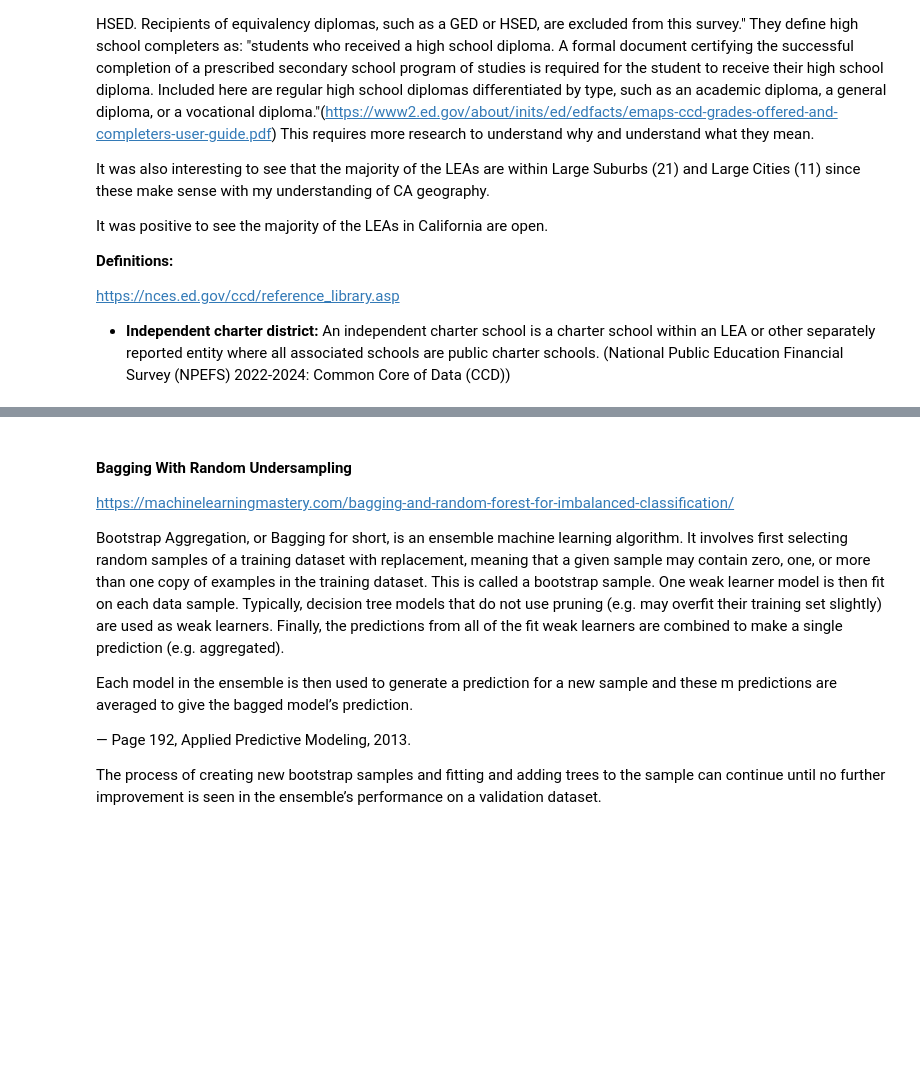
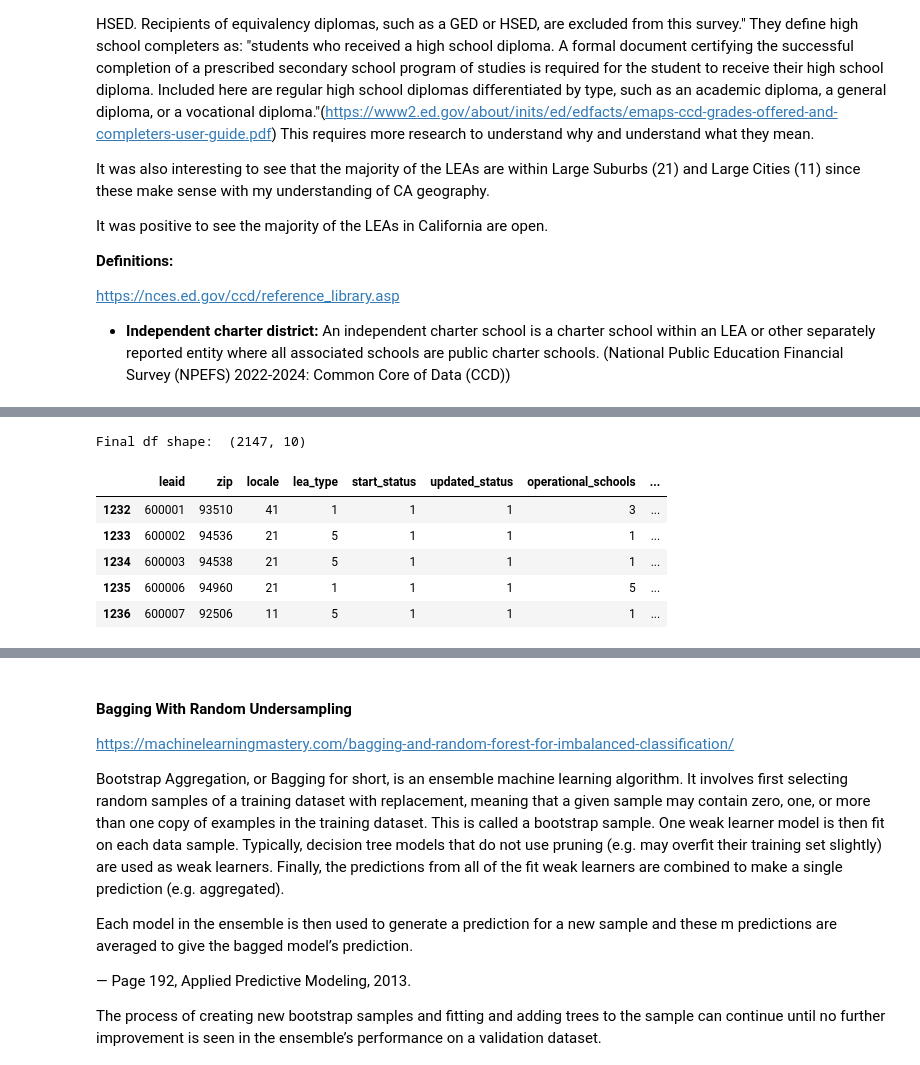
Before and after one commit to emilyslopez/datasci_practice_projects, a Jupyter notebook: predictive_modeling/LEA_predictive_modeling.ipynb, the cells around one changed output, grey strips where cells are left out. Saved outputs shown, nothing was run; the diff lists cells and outputs as text; code cells hidden in the pictures; blank space fills up the shorter version.

```diff
--- a/predictive_modeling/LEA_predictive_modeling.ipynb
+++ b/predictive_modeling/LEA_predictive_modeling.ipynb
@@ -637,0 +699,14 @@ from sklearn.utils.class_weight import compute_class_weight
+# %%
+# Drop the categorical columns of thew new ordinal cols we made
+cols = ["lea_level", "lowest_grade_offered", "highest_grade_offered"]
+joined = joined.drop(columns=cols)
+print('Final df shape: ', joined.shape)
+joined.head()
+# %% [output]
+Final df shape:  (2147, 10)
+|  | leaid | zip | locale | lea_type | start_status | updated_status | operational_schools | ... |
+| 1232 | 600001 | 93510 | 41 | 1 | 1 | 1 | 3 | ... |
+| 1233 | 600002 | 94536 | 21 | 5 | 1 | 1 | 1 | ... |
+| 1234 | 600003 | 94538 | 21 | 5 | 1 | 1 | 1 | ... |
+| 1235 | 600006 | 94960 | 21 | 1 | 1 | 1 | 5 | ... |
+| 1236 | 600007 | 92506 | 11 | 5 | 1 | 1 | 1 | ... |
```
Also changed, not shown: parts of 46 cells of this notebook.
